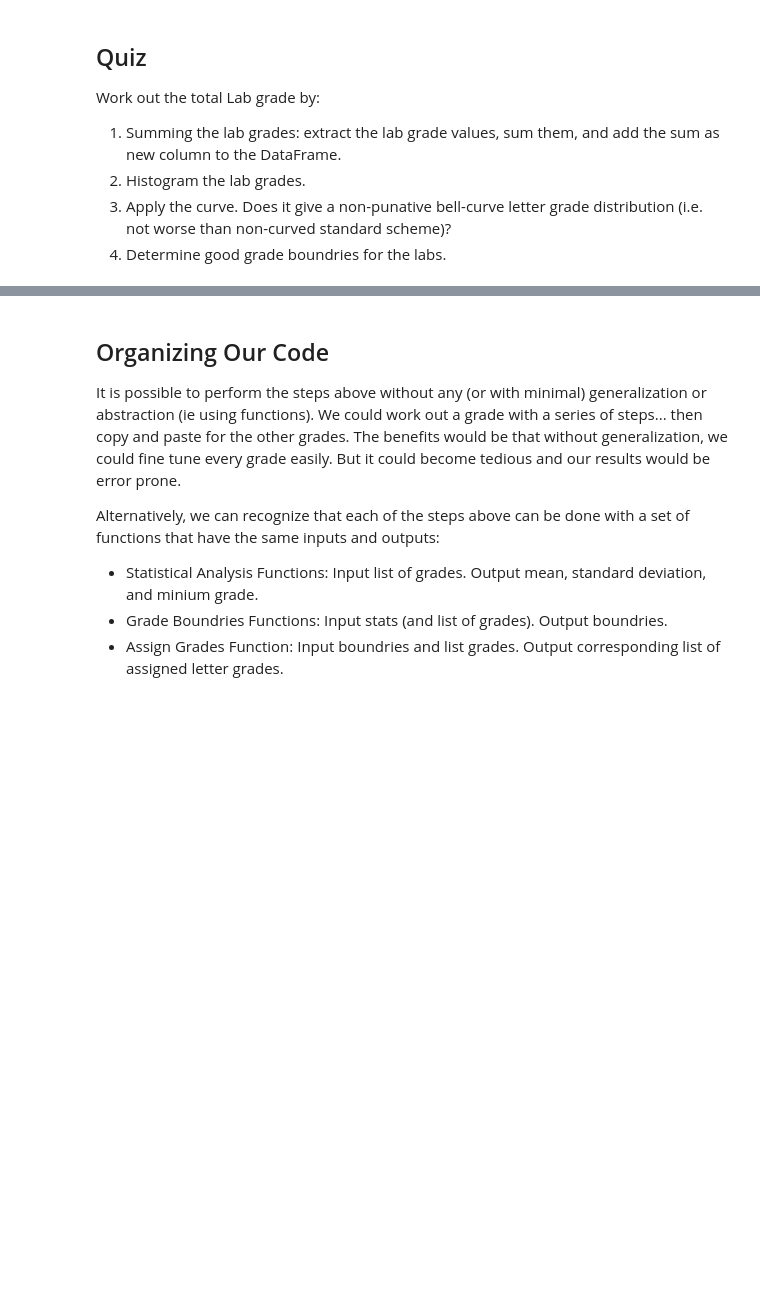
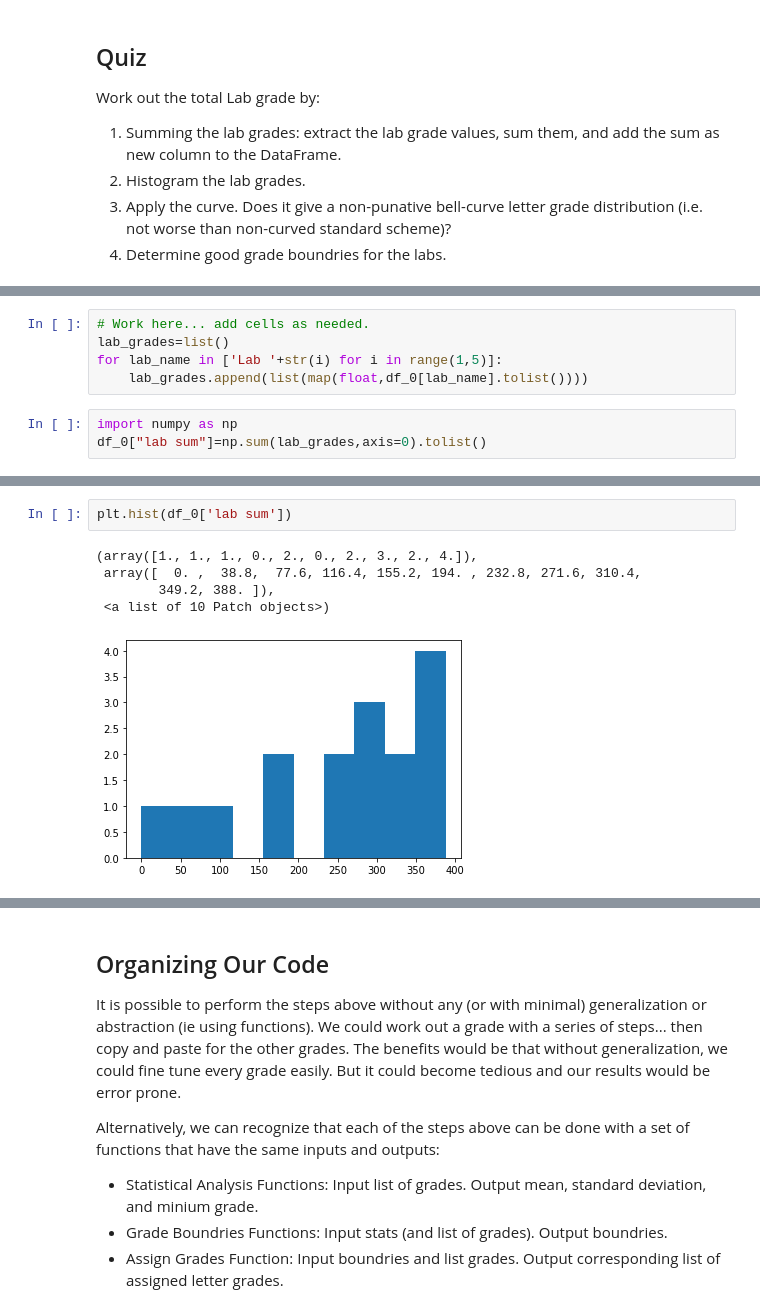
Before and after one commit to UTA-DataScience/DATA1401.2020.Fall, a Jupyter notebook: Lectures/Lecture.30/Lecture.30.ipynb, the cells around one changed output, grey strips where cells are left out. Cells and saved outputs as stored; diff of their text form; blank space fills up the shorter version.

```diff
--- a/Lectures/Lecture.30/Lecture.30.ipynb
+++ b/Lectures/Lecture.30/Lecture.30.ipynb
@@ -146,0 +222,8 @@ Work out the total Lab grade by:
+# %%
+# Work here... add cells as needed.
+lab_grades=list()
+for lab_name in ['Lab '+str(i) for i in range(1,5)]:
+    lab_grades.append(list(map(float,df_0[lab_name].tolist())))
+# %%
+import numpy as np
+df_0["lab sum"]=np.sum(lab_grades,axis=0).tolist()
@@ -146,0 +250,8 @@ Work out the total Lab grade by:
+# %%
+plt.hist(df_0['lab sum'])
+# %% [output]
+(array([1., 1., 1., 0., 2., 0., 2., 3., 2., 4.]),
+ array([  0. ,  38.8,  77.6, 116.4, 155.2, 194. , 232.8, 271.6, 310.4,
+        349.2, 388. ]),
+ <a list of 10 Patch objects>)
+[figure, added]
```
Also changed, not shown: parts of 23 cells of this notebook, 14 other files.
